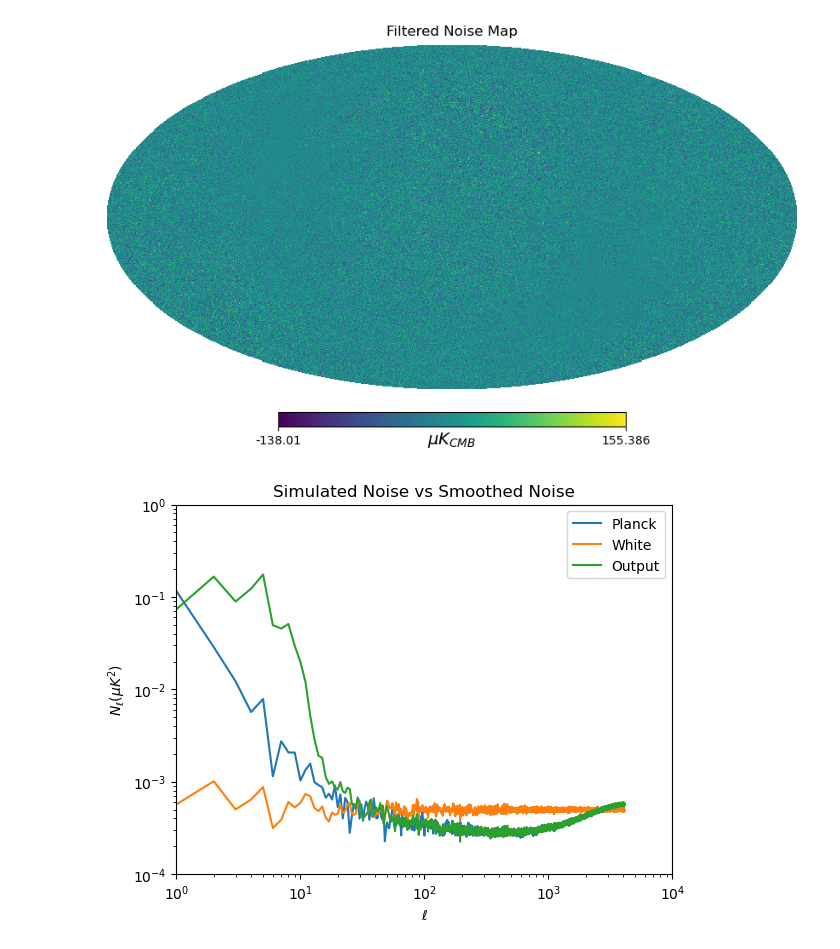
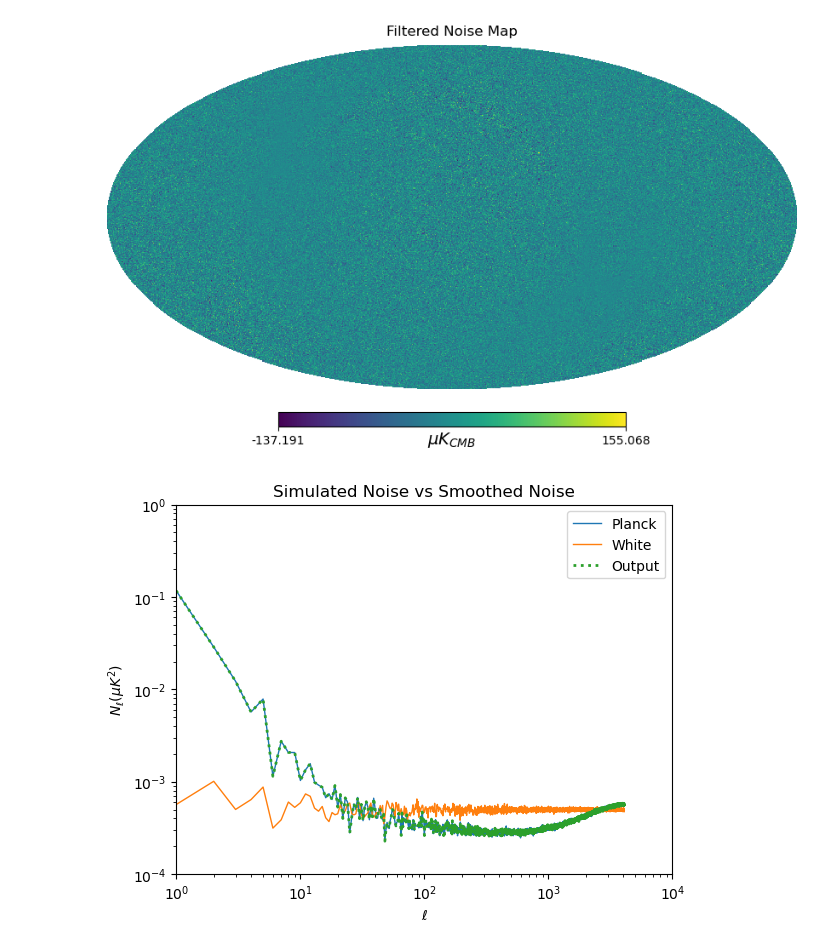
Before and after one commit to CMB-ML/variance_map_ps, a Jupyter notebook: variance_map_ps_imp_I.ipynb, the cells around one changed output. Saved outputs shown, nothing was run; the diff lists cells and outputs as text; code cells hidden in the pictures.

```diff
--- a/variance_map_ps_imp_I.ipynb
+++ b/variance_map_ps_imp_I.ipynb
@@ -56,13 +60,23 @@ def plot_many_ps(ps_s,
             x_high=1e4,
             y_low=1e-4,
             y_high=1e-2,
+            styles=None,
             labels=None):
     y_label="$N_{\\ell}(\\mu K^2)$"
     x_label="$\\ell$"
     plt.figure()
     for i, ps in enumerate(ps_s):
+        if styles is None:
+            style = None
+            linewidth = None
+        elif styles[i] != "-":
+            style = styles[i]
+            linewidth = 2
+        else:
+            style = styles[i]
+            linewidth = 1
         label = None if labels is None else labels[i]
-        plt.plot(ps, label=label)
+        plt.plot(ps, label=label, linestyle=style, linewidth=linewidth)
     plt.xlabel(x_label)
     plt.ylabel(y_label)
     plt.xscale('log')
@@ -158,14 +172,24 @@ wht_cl = hp.alm2cl(wht_alm, lmax=lmax_2048, lmax_out=lmax_2048)
 # Step 4: Get PS of simulated map
 nse_alm = hp.map2alm(nse_map, lmax=lmax_2048)
 nse_cl = hp.alm2cl(nse_alm)  # This is for curiosity's sake
-# %%
-# Step 5: Create filter, mulitply alms by filter
-def make_filter(boxcar_length, target_cl, source_cl):
-    f = np.sqrt(target_cl / source_cl)
-    boxcar = np.ones(boxcar_length)
-    f = np.pad(f, (boxcar_length // 2, boxcar_length // 2), mode='edge')
-    f = np.convolve(f, boxcar, mode='same') / np.sum(boxcar)
-    return f
-
-my_filter = make_filter(BOXCAR_LENGTH, nse_cl, wht_cl)
-out_alm = hp.almxfl(wht_alm, my_filter)
+# %%
+# Step 5: Create filter, mulitply alms by filter
+def make_filter(boxcar_length, target_cl, source_cl, smooth_initial=True):
+    temp_source_cl = source_cl.copy()
+    if boxcar_length == 1:
+        return np.sqrt(target_cl / source_cl)
+    if smooth_initial:
+        # Noise is white and should be ~constant.
+        #    Sometimes the white noise may have very low values in the first few ell bins.
+        #    This can cause the filter to be very large in those bins, causing spurious low-ell power.
+        #    I'm not sure if it would be better to average these (biased low) or add them (biased high);
+        #    either way these are generally log-scale and we get more reasonable values.
+        # source_cl[0] = np.mean(source_cl[0], source_cl.mean())
+        # source_cl[1] = np.mean(source_cl[1], source_cl.mean())
+        temp_source_cl[0] = source_cl[0] + source_cl.mean()
+        temp_source_cl[1] = source_cl[1] + source_cl.mean()
+    f = np.sqrt(target_cl / temp_source_cl)
+    boxcar = np.ones(boxcar_length)
+    f = np.pad(f, (boxcar_length // 2, boxcar_length // 2), mode='edge')
+    f = np.convolve(f, boxcar, mode='same') / np.sum(boxcar)
+    return f
@@ -180,15 +207,16 @@ out_map2ps = hp.anafast(out_map, lmax=lmax_2048)
 # %%
 plot_many_ps([
               nse_cl,
               wht_cl,
               out_map2ps
               ],
               labels=[
                   "Planck",
                   "White",
                   "Output"
                   ],
               y_high=1,
+              styles=["-", "-", ":"],
               title="Simulated Noise vs Smoothed Noise")
 # %% [output]
-[figure, old version]
+[figure, new version]
```
Also changed, not shown: parts of 5 cells of this notebook, 3 other files.
